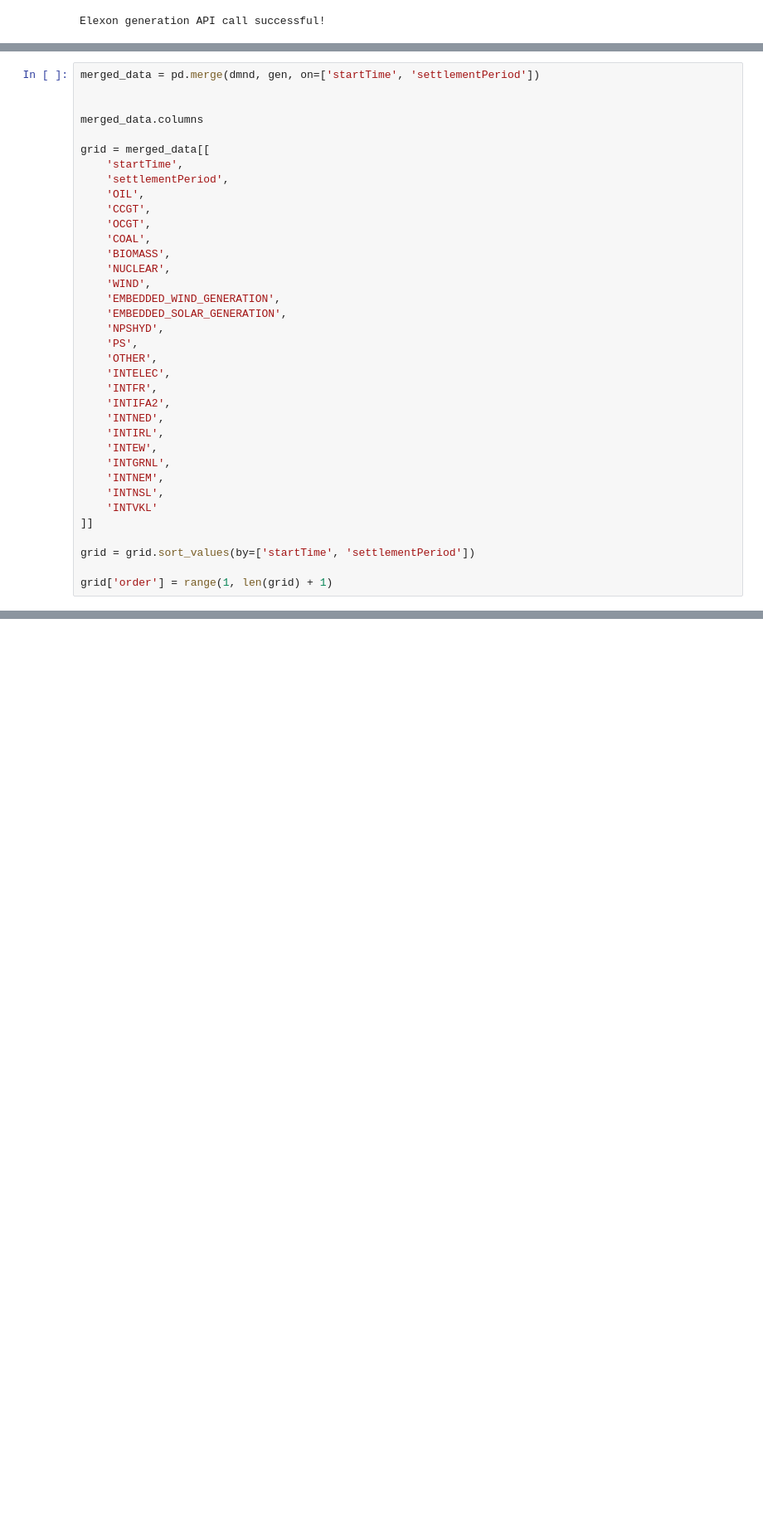
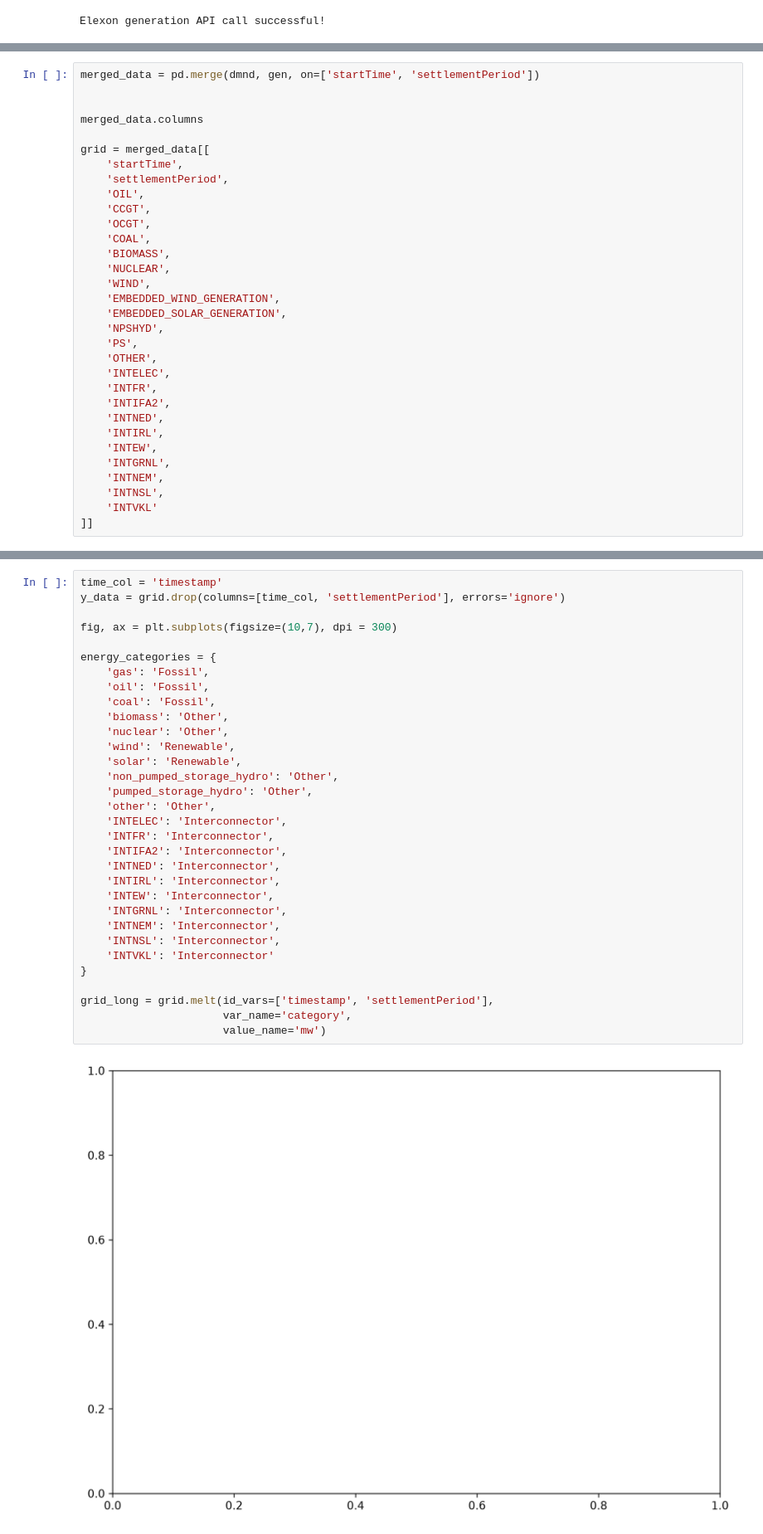
Before and after one commit to TurnerHaa/grid_weekly, a Jupyter notebook: notebooks/fetch.ipynb, the cells around one changed output, grey strips where cells are left out. Shown at 83% size. Cells and saved outputs as stored; diff of their text form; blank space fills up the shorter version.

Commit message:
Begin plotting weekly chart

```diff
--- a/notebooks/fetch.ipynb
+++ b/notebooks/fetch.ipynb
@@ -106,8 +113,4 @@ grid = merged_data[[
     'INTNSL',
     'INTVKL'
 ]]
-
-grid = grid.sort_values(by=['startTime', 'settlementPeriod'])
-
-grid['order'] = range(1, len(grid) + 1)
 # %%
@@ -128 +160,35 @@ Index(['startTime', 'settlementPeriod', 'OIL', 'CCGT', 'OCGT', 'COAL',
       dtype='str')
+# %%
+time_col = 'timestamp'
+y_data = grid.drop(columns=[time_col, 'settlementPeriod'], errors='ignore')
+
+fig, ax = plt.subplots(figsize=(10,7), dpi = 300)
+
+energy_categories = {
+    'gas': 'Fossil',
+    'oil': 'Fossil',
+    'coal': 'Fossil',
+    'biomass': 'Other',
+    'nuclear': 'Other',
+    'wind': 'Renewable',
+    'solar': 'Renewable',
+    'non_pumped_storage_hydro': 'Other',
+    'pumped_storage_hydro': 'Other',
+    'other': 'Other',
+    'INTELEC': 'Interconnector',
+    'INTFR': 'Interconnector',
+    'INTIFA2': 'Interconnector',
+    'INTNED': 'Interconnector',
+    'INTIRL': 'Interconnector',
+    'INTEW': 'Interconnector',
+    'INTGRNL': 'Interconnector',
+    'INTNEM': 'Interconnector',
+    'INTNSL': 'Interconnector',
+    'INTVKL': 'Interconnector'
+}
+
+grid_long = grid.melt(id_vars=['timestamp', 'settlementPeriod'],
+                      var_name='category',
+                      value_name='mw')
+# %% [output]
+[figure, added]
```
Also changed, not shown: parts of 3 cells of this notebook.
